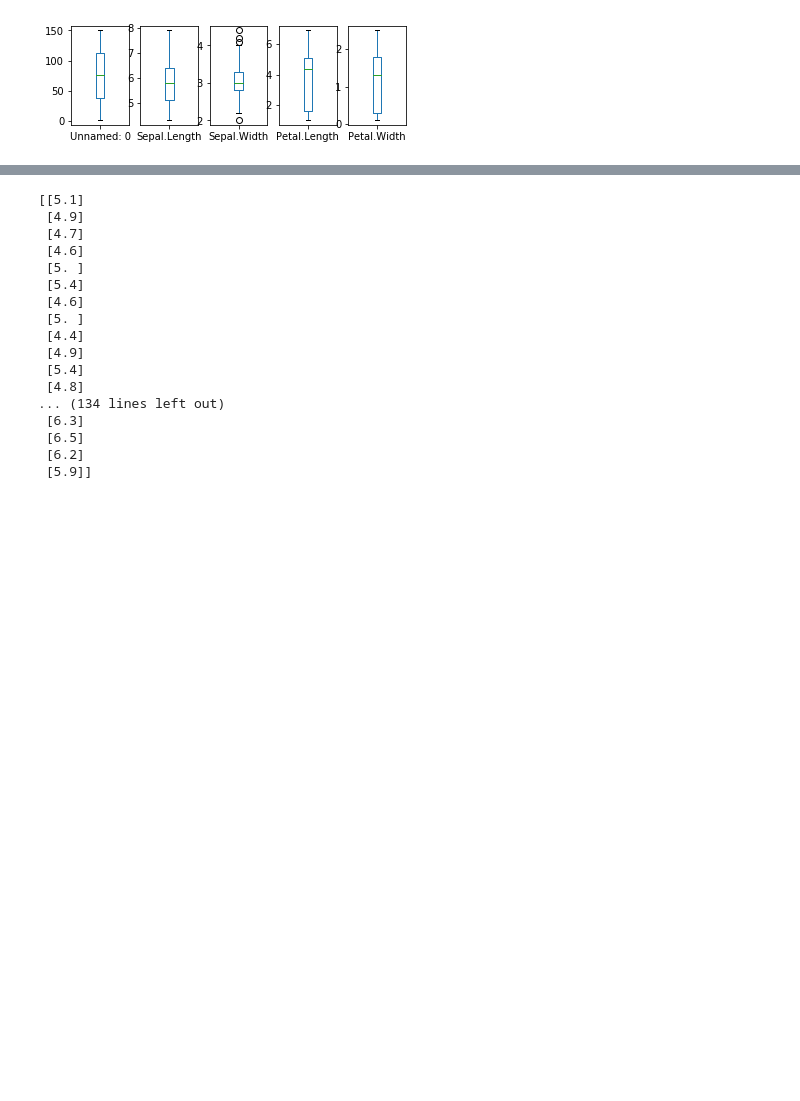
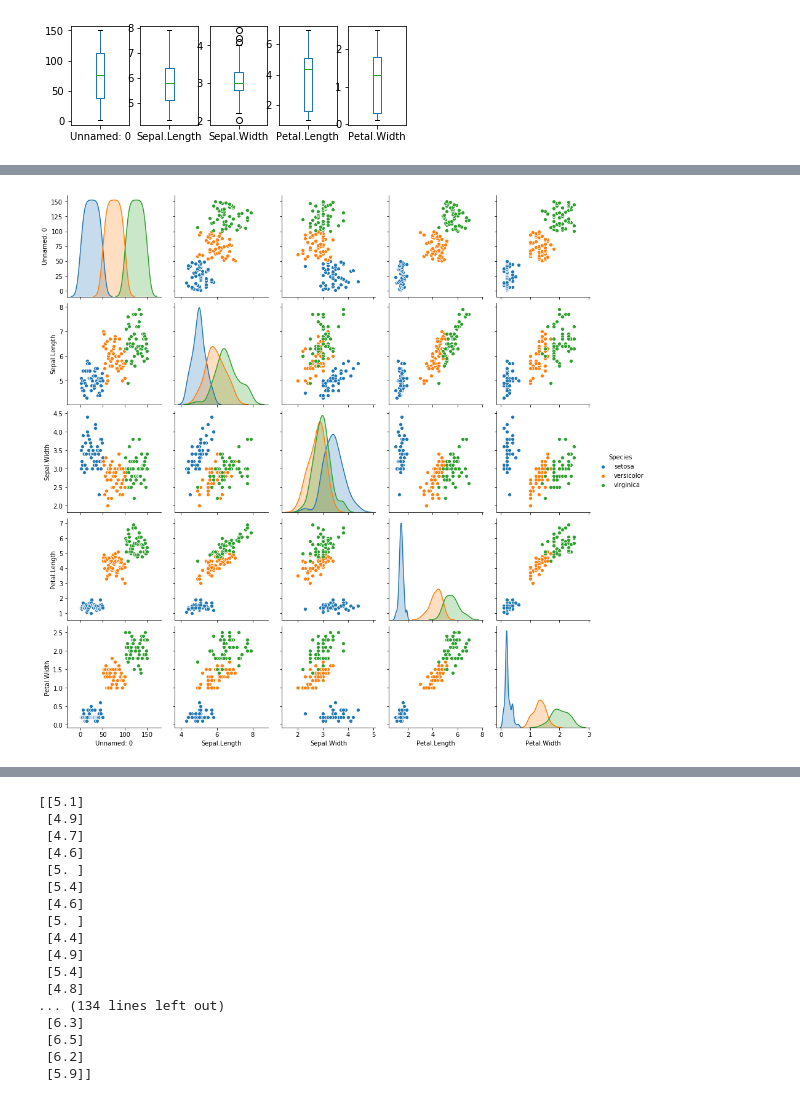
Before and after one commit to amberkakkar01/IRIS-Flower-classification, a Jupyter notebook: Amber_iris.ipynb, the cells around one changed output, grey strips where cells are left out. Cells and saved outputs as stored; diff of their text form; code cells hidden in the pictures; blank space fills up the shorter version.

```diff
--- a/Amber_iris.ipynb
+++ b/Amber_iris.ipynb
@@ -173,0 +187,4 @@ dtype: object
+# %%
+sns.pairplot(iris,hue='Species');
+# %% [output]
+[figure, added]
```
Also changed, not shown: parts of 11 cells of this notebook.
